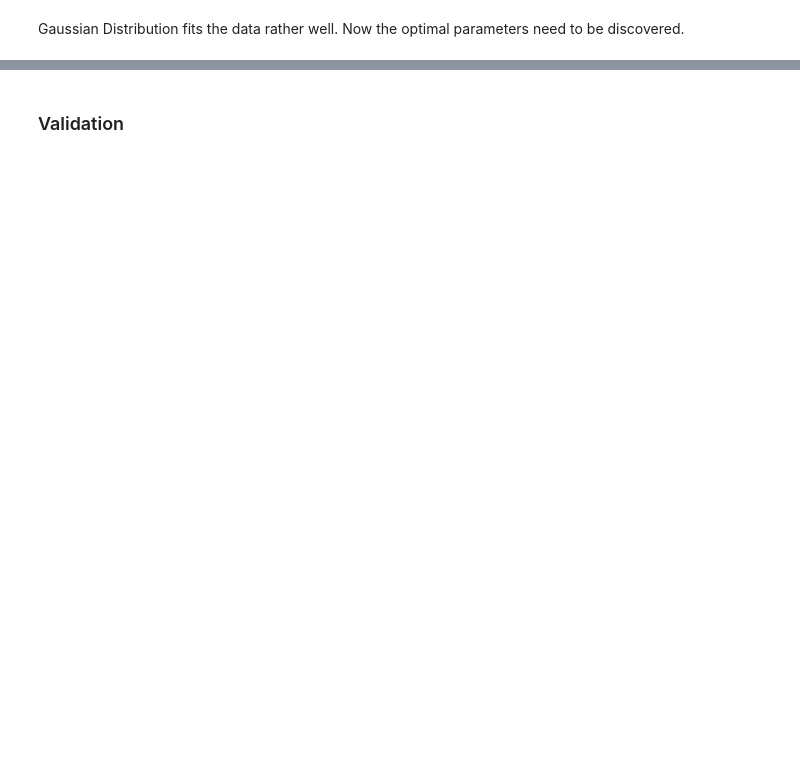
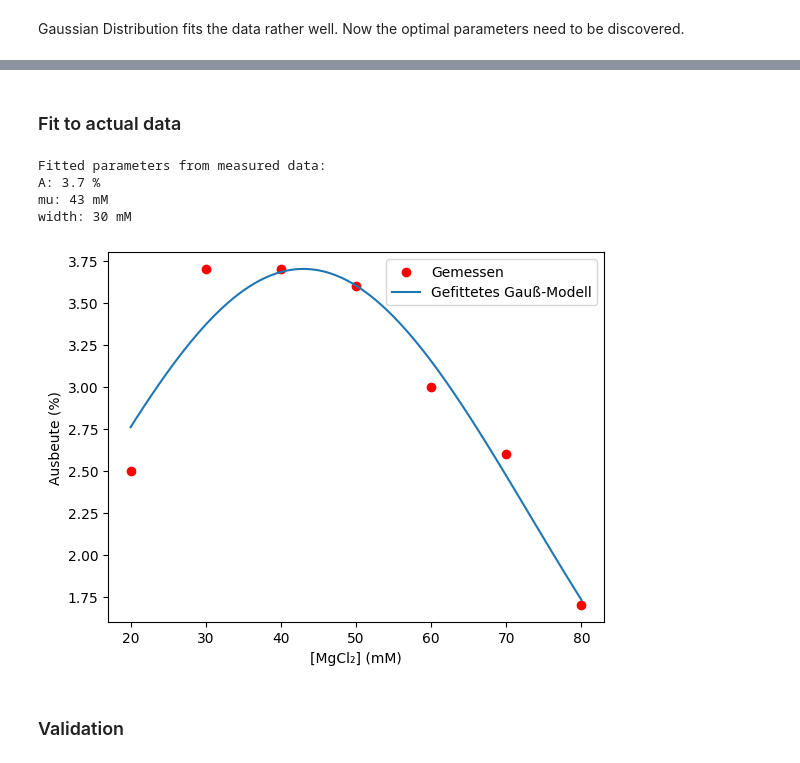
Before and after one commit to rracina/B-10_Project_DNA-Bricks, a Jupyter notebook: project_hanna.ipynb, the cells around one changed output, grey strips where cells are left out. Cells and saved outputs as stored; diff of their text form; code cells hidden in the pictures; blank space fills up the shorter version.

```diff
--- a/project_hanna.ipynb
+++ b/project_hanna.ipynb
@@ -233,3 +193,25 @@ Best NLL: -2.210243810596133
+# %% [markdown]
+### Fit to actual data
+# %%
+sigma_assumed = 0.2
+
+A_fit, mu_fit, width_fit, nll_fit = fit_gaussian(conc, yield_perc, sigma_assumed)
+print("Fitted parameters from measured data:")
+print(f"A: {A_fit} %")
+print(f"mu: {mu_fit} mM")
+print(f"width: {width_fit} mM")
+
+plt.figure()
+plt.scatter(conc, yield_perc, color='red', label='Gemessen')
+plt.plot(x_curve, [gaussian(x, A_fit, mu_fit, width_fit) for x in x_curve], label='Gefittetes Gauß-Modell')
+plt.xlabel('[MgCl₂] (mM)'); plt.ylabel('Ausbeute (%)')
+plt.legend(); plt.show()
+# %% [output]
+Fitted parameters from measured data:
+A: 3.7 %
+mu: 43 mM
+width: 30 mM
+[figure, added]
 # %% [markdown]
 ### Validation
 # %%
```
Also changed, not shown: parts of 7 cells of this notebook.
